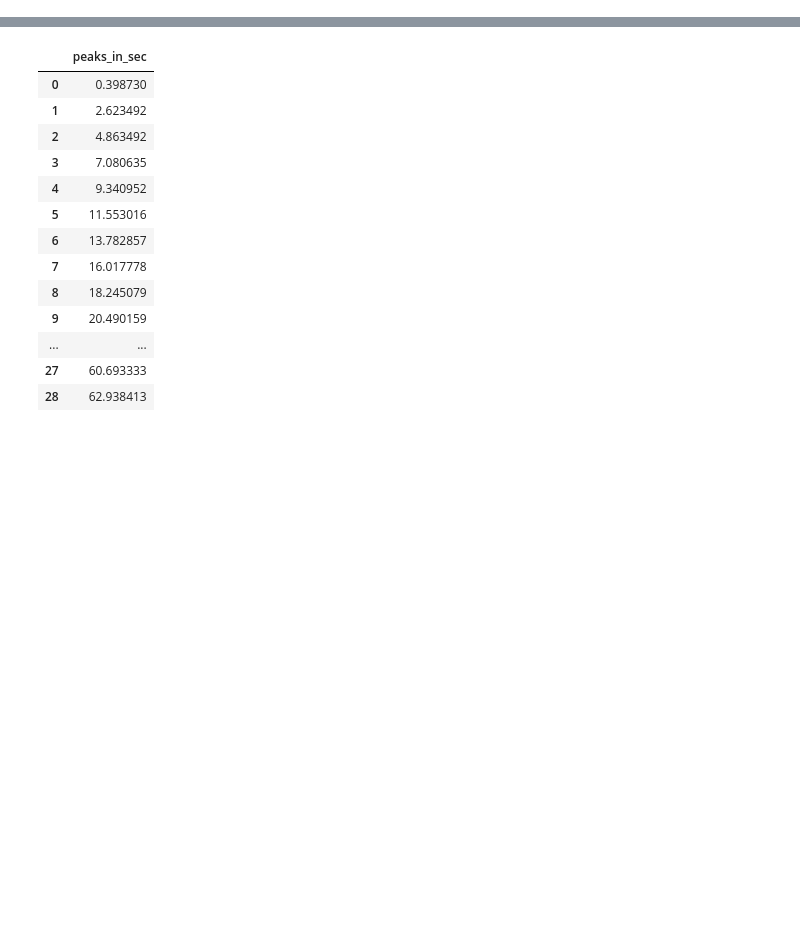
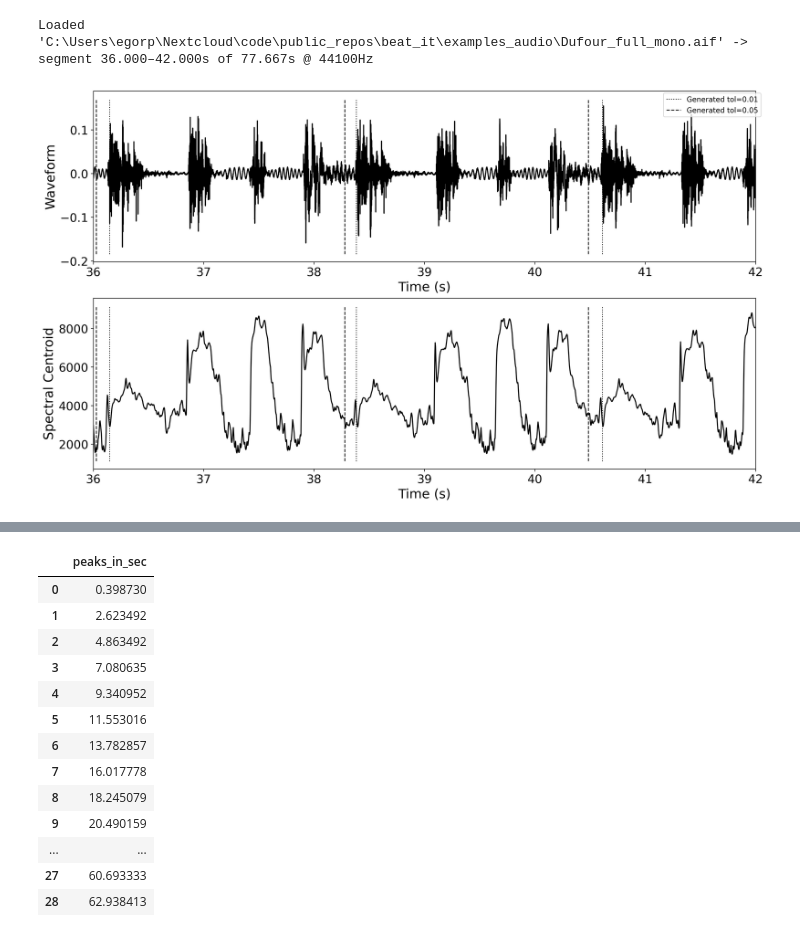
Before and after one commit to egorpol/beat_it, a Jupyter notebook: examples_notebooks/dufour/template_plot_features_with_cues_dufour.ipynb, the cells around one changed output, grey strips where cells are left out. Saved outputs shown, nothing was run; the diff lists cells and outputs as text; code cells hidden in the pictures; blank space fills up the shorter version.

```diff
--- a/examples_notebooks/dufour/template_plot_features_with_cues_dufour.ipynb
+++ b/examples_notebooks/dufour/template_plot_features_with_cues_dufour.ipynb
@@ -60,4 +25,9 @@ def generate_onset_pattern(
 # %%
+# --- BOKEH SETUP ---
+from bokeh.io import output_notebook
+output_notebook()
+# --- END BOKEH SETUP ---
+
 
 generated_onsets = generate_onset_pattern(
     pattern=2.233,
@@ -74,39 +44,97 @@ generated_onsets2 = generate_onset_pattern(
 )
 
 generated_onsets3 = generate_onset_pattern(
     pattern=2.233,
     start_time=0.4,
     num_events=32,
     tolerance=0.05
 )
 
 vocal_cues = generate_onset_pattern(
     pattern=[4.0, 0.5, 0.5], # A long pause followed by two quick entries
     start_time=2.0,
     num_events=6,
     tolerance=0.1
 )
 
 # 3. Structure them into the dictionary for plotting
 onset_times_dict = {
-    "Generated Onsets": {
-        "times": generated_onsets,
-        "color": "cyan"
-    }
+#   "Manual GT": {
+#     "times": onset_times1,
+#     "color": "red",
+#     "style": {"line_style": "solid", "line_width": 2.0, "tick_height": 0.1, "tick_position": "top", "marker": None}
+#   },
+#   "Librosa": {
+#     "times": onset_times2,
+#     "color": "magenta",
+#     "style": {"line_style": "dashed", "line_width": 1.5, "marker": "triangle", "marker_size": 7}
+#   },
+  "Generated tol=0.01": {
+    "times": generated_onsets,
+    "color": "cyan",
+    "style": {"line_style": "dotted", "line_width": 1.2}
+  },
+  "Generated tol=0.05": {
+    "times": generated_onsets3,
+    "color": "cyan",
+    "style": {"line_style": "dashed", "line_width": 1.2}
+  }
 }
 
-# 4. Plot them!
+# Use absolute path to examples_audio
+AUDIO_PATH = str(EXAMPLES_AUDIO_DIR / 'Dufour_full_mono.aif')
+HOP_LENGTH = 128
+N_FFT = 2048
+
+# --- TIME RANGE ---
+# Format: "HH:MM.SS-HH:MM.SS"
+# Example: "00:00.000-00:20.000"
+# If you want to plot the entire audio, use "None"
+# If you want to plot a specific part of the audio, use the start and end times
+
+TIME_RANGE = "00:36.000-00:42.000"
+
+# Ensure FEATURES_TO_PLOT is defined for this cell usage
+FEATURES_TO_PLOT = ['waveform', 'spectral_centroid']
+
+# 1. Load the audio file
+y, sr = load_audio(AUDIO_PATH, time_range=TIME_RANGE)
+
+feature_data = extract_features(
+    y=y,
+    sr=sr,
+    hop_length=HOP_LENGTH,
+    n_fft=N_FFT
+)
+
+
+# 4. Set the backend for the inline display: 'matplotlib' or 'bokeh'
+PLOTTING_BACKEND = 'matplotlib'
+
+# 5. Plot the computed features
 visualize_features(
     features=feature_data,
     sr=sr,
     hop_length=HOP_LENGTH,
     onset_times=onset_times_dict,
     features_to_plot=FEATURES_TO_PLOT,
-    backend='bokeh' # or 'bokeh'
+    backend=PLOTTING_BACKEND,
+    time_range=TIME_RANGE,
+    onsets_are_absolute=True,
+    # new controls:
+    grayscale=True,                 # switch to grayscale-friendly output
+    grayscale_cmap='gray',          # colormap for spectrogram-type plots
+    font_scale=1.8,                 # scale up all fonts
+    # font_family='DejaVu Sans',      # or any installed font
+    dpi=300                          # higher DPI for print
+    # figsize=(8, 10),                # inches (width, height)
+    # save_path='figures/dufour_features_gray.png'  # optional: save figure
 )
 # %% [output]
 [interactive output not drawn]
 [interactive output not drawn]
+Loaded 'C:\Users\egorp\Nextcloud\code\public_repos\beat_it\examples_audio\Dufour_full_mono.aif' -> segment 36.000–42.000s of 77.667s @ 44100Hz
+[figure, added]
 # %%
 print(generated_onsets)
 # %% [output]
```
Also changed, not shown: parts of 11 cells of this notebook, 3 other files.
